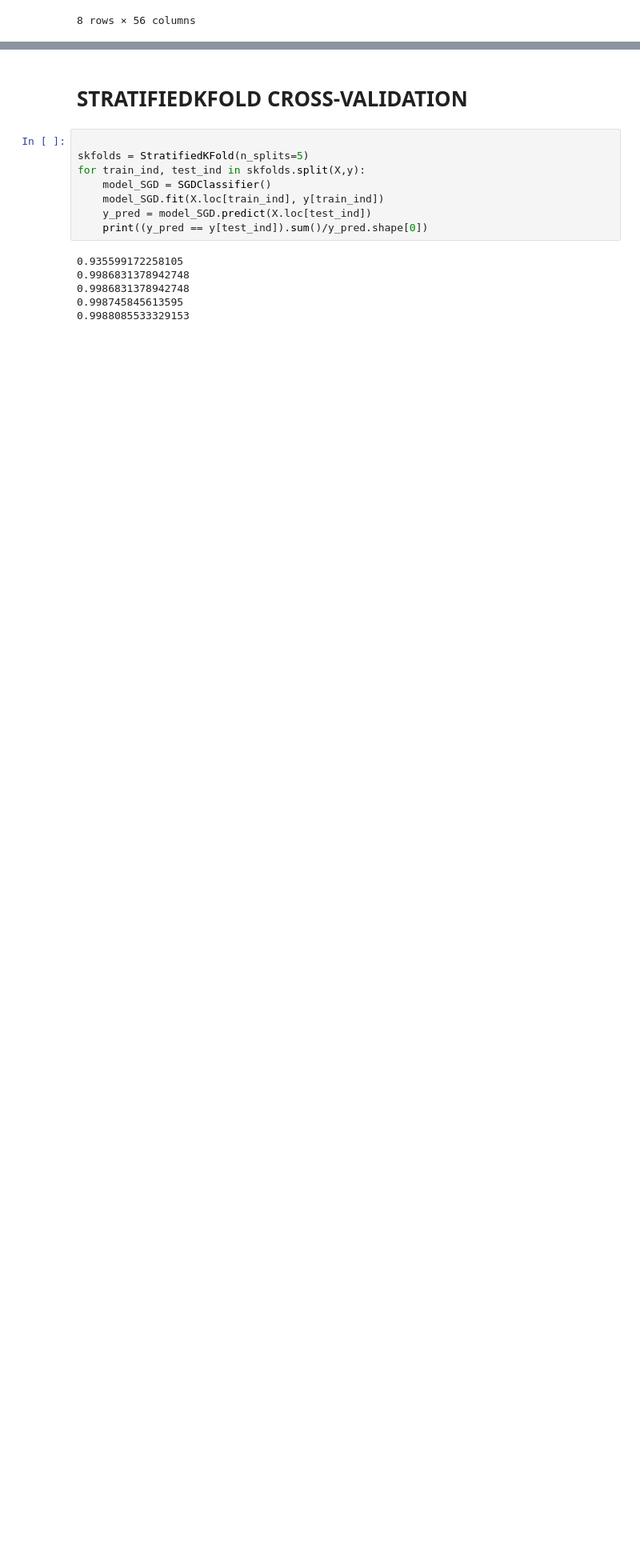
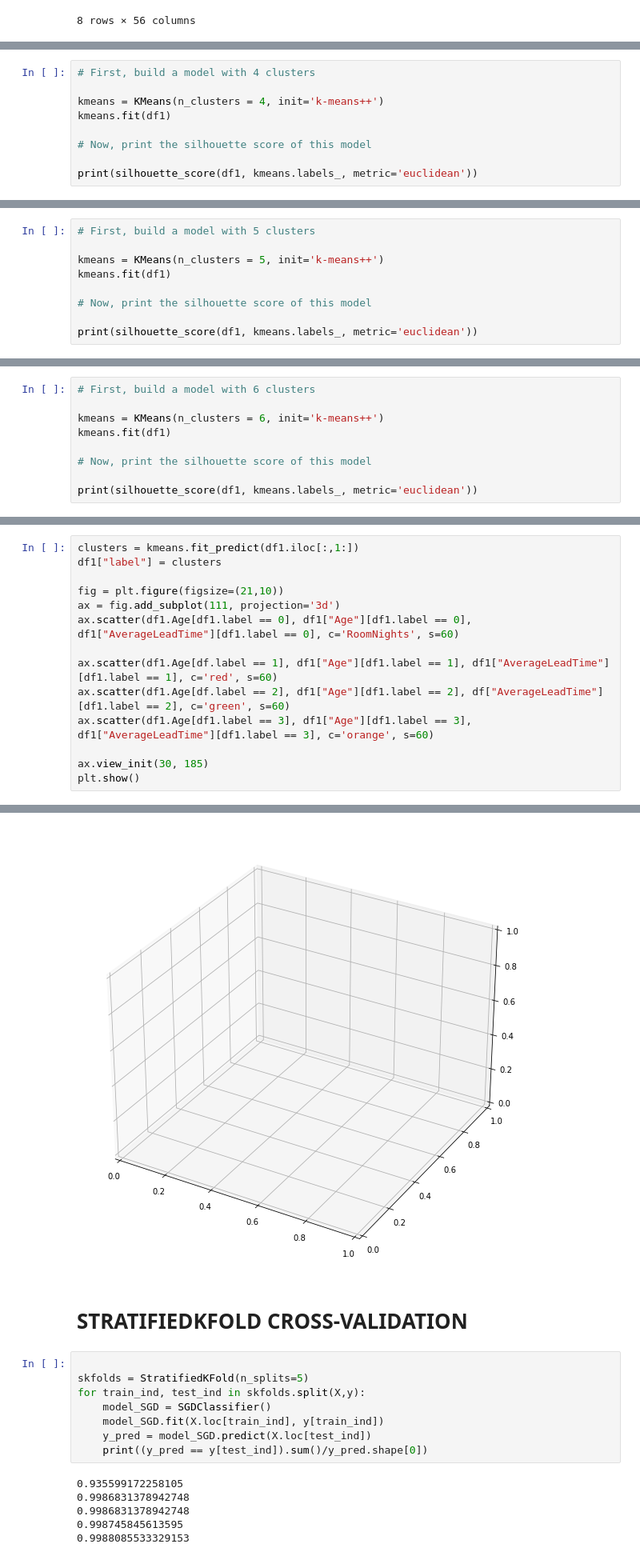
Before and after one commit to iremirezdeganuza72/Cohort_Analysis, a Jupyter notebook: Cohort analysis and segmentation.ipynb, the cells around one changed output, grey strips where cells are left out. Shown: that part at 80% size. Cells and saved outputs as stored; diff of their text form; blank space fills up the shorter version.

```diff
--- a/Cohort analysis and segmentation.ipynb
+++ b/Cohort analysis and segmentation.ipynb
@@ -1056,0 +1166,9 @@ df1.describe()
+# %%
+# First, build a model with 4 clusters
+
+kmeans = KMeans(n_clusters = 4, init='k-means++')
+kmeans.fit(df1)
+
+# Now, print the silhouette score of this model
+
+print(silhouette_score(df1, kmeans.labels_, metric='euclidean'))
@@ -1056,0 +1177,9 @@ df1.describe()
+# %%
+# First, build a model with 5 clusters
+
+kmeans = KMeans(n_clusters = 5, init='k-means++')
+kmeans.fit(df1)
+
+# Now, print the silhouette score of this model
+
+print(silhouette_score(df1, kmeans.labels_, metric='euclidean'))
@@ -1056,0 +1188,9 @@ df1.describe()
+# %%
+# First, build a model with 6 clusters
+
+kmeans = KMeans(n_clusters = 6, init='k-means++')
+kmeans.fit(df1)
+
+# Now, print the silhouette score of this model
+
+print(silhouette_score(df1, kmeans.labels_, metric='euclidean'))
@@ -1056,0 +1199,15 @@ df1.describe()
+# %%
+clusters = kmeans.fit_predict(df1.iloc[:,1:])
+df1["label"] = clusters
+
+fig = plt.figure(figsize=(21,10))
+ax = fig.add_subplot(111, projection='3d')
+ax.scatter(df1.Age[df1.label == 0], df1["Age"][df1.label == 0], df1["AverageLeadTime"][df1.label == 0], c='RoomNights', s=60)
+
+ax.scatter(df1.Age[df.label == 1], df1["Age"][df1.label == 1], df1["AverageLeadTime"][df1.label == 1], c='red', s=60)
+ax.scatter(df1.Age[df.label == 2], df1["Age"][df1.label == 2], df["AverageLeadTime"][df1.label == 2], c='green', s=60)
+ax.scatter(df1.Age[df1.label == 3], df1["Age"][df1.label == 3], df1["AverageLeadTime"][df1.label == 3], c='orange', s=60)
+
+ax.view_init(30, 185)
+plt.show()
+# %% [output]
@@ -1057,3 +1220,4 @@ df1.describe()
+[figure, added]
 # %% [markdown]
 # STRATIFIEDKFOLD CROSS-VALIDATION
 # %%
```
Also changed, not shown: parts of 32 cells of this notebook.
